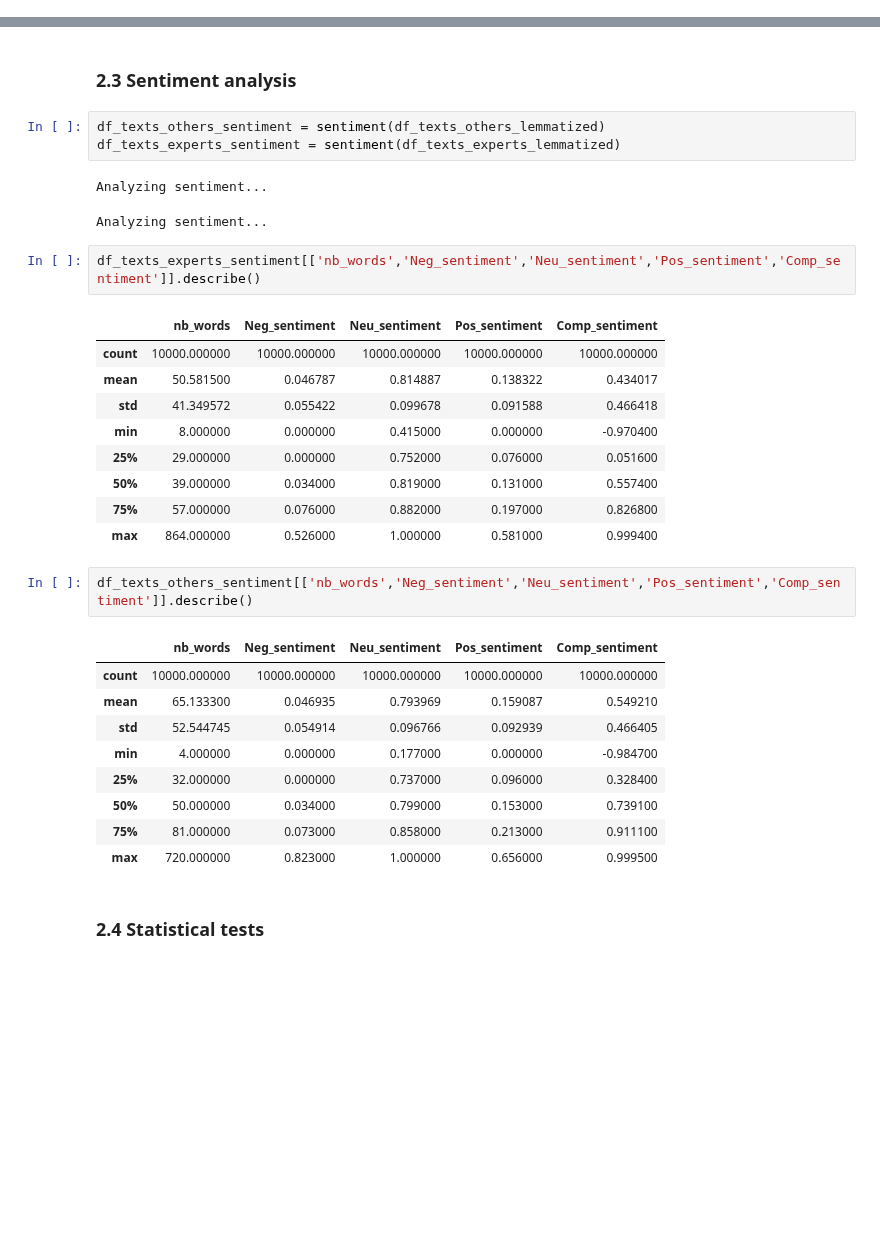
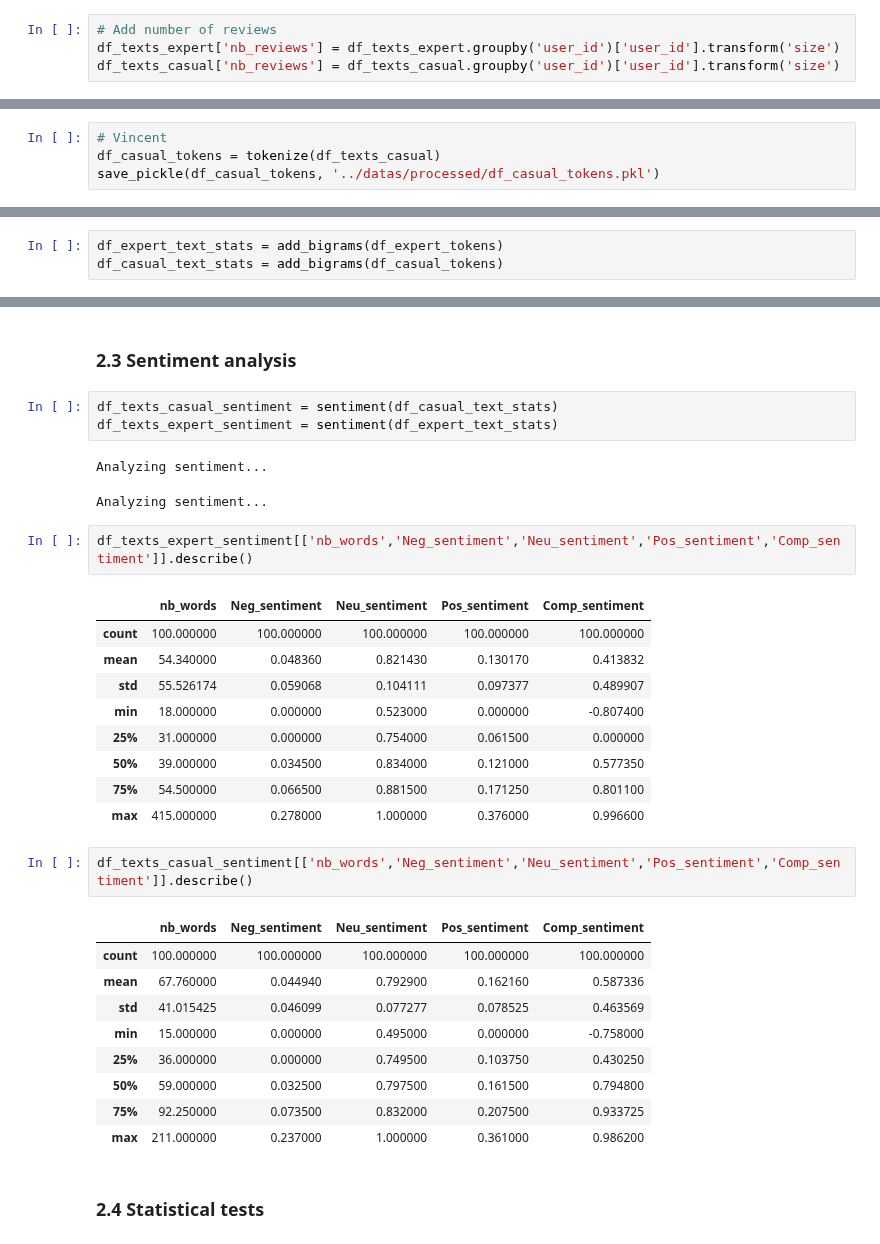
Before and after one commit to epfl-ada/ada-2023-project-remontada, a Jupyter notebook: code/main_vincent.ipynb, the cells around one changed output, grey strips where cells are left out. Drawn from its saved outputs; the diff is of its cells as text; blank space fills up the shorter version.

Commit message:
Correct text analysis functions

```diff
--- a/code/main_vincent.ipynb
+++ b/code/main_vincent.ipynb
@@ -1049,0 +1018,4 @@ reviews_per_others.describe()
+# %%
+# Add number of reviews
+df_texts_expert['nb_reviews'] = df_texts_expert.groupby('user_id')['user_id'].transform('size')
+df_texts_casual['nb_reviews'] = df_texts_casual.groupby('user_id')['user_id'].transform('size')
@@ -1049,0 +1028,4 @@ reviews_per_others.describe()
+# %%
+# Vincent
+df_casual_tokens = tokenize(df_texts_casual)
+save_pickle(df_casual_tokens, '../datas/processed/df_casual_tokens.pkl')
@@ -1121,0 +1036,3 @@ plot_top_words(top_words_others, 'Others')
+# %%
+df_expert_text_stats = add_bigrams(df_expert_tokens)
+df_casual_text_stats = add_bigrams(df_casual_tokens)
@@ -1134,35 +1088,35 @@ words_not_in_others
 # %% [markdown]
 ### 2.3 Sentiment analysis
-# %%
-df_texts_others_sentiment = sentiment(df_texts_others_lemmatized)
-df_texts_experts_sentiment = sentiment(df_texts_experts_lemmatized)
-# %% [output]
-Analyzing sentiment...
-Analyzing sentiment...
+# %%
+df_texts_casual_sentiment = sentiment(df_casual_text_stats)
+df_texts_expert_sentiment = sentiment(df_expert_text_stats)
+# %% [output]
+Analyzing sentiment...
+Analyzing sentiment...
 # %%
-df_texts_experts_sentiment[['nb_words','Neg_sentiment','Neu_sentiment','Pos_sentiment','Comp_sentiment']].describe()
+df_texts_expert_sentiment[['nb_words','Neg_sentiment','Neu_sentiment','Pos_sentiment','Comp_sentiment']].describe()
 # %% [output]
 |  | nb_words | Neg_sentiment | Neu_sentiment | Pos_sentiment | Comp_sentiment |
-| count | 10000.000000 | 10000.000000 | 10000.000000 | 10000.000000 | 10000.000000 |
-| mean | 50.581500 | 0.046787 | 0.814887 | 0.138322 | 0.434017 |
-| std | 41.349572 | 0.055422 | 0.099678 | 0.091588 | 0.466418 |
-| min | 8.000000 | 0.000000 | 0.415000 | 0.000000 | -0.970400 |
-| 25% | 29.000000 | 0.000000 | 0.752000 | 0.076000 | 0.051600 |
-| 50% | 39.000000 | 0.034000 | 0.819000 | 0.131000 | 0.557400 |
-| 75% | 57.000000 | 0.076000 | 0.882000 | 0.197000 | 0.826800 |
-| max | 864.000000 | 0.526000 | 1.000000 | 0.581000 | 0.999400 |
+| count | 100.000000 | 100.000000 | 100.000000 | 100.000000 | 100.000000 |
+| mean | 54.340000 | 0.048360 | 0.821430 | 0.130170 | 0.413832 |
+| std | 55.526174 | 0.059068 | 0.104111 | 0.097377 | 0.489907 |
+| min | 18.000000 | 0.000000 | 0.523000 | 0.000000 | -0.807400 |
+| 25% | 31.000000 | 0.000000 | 0.754000 | 0.061500 | 0.000000 |
+| 50% | 39.000000 | 0.034500 | 0.834000 | 0.121000 | 0.577350 |
+| 75% | 54.500000 | 0.066500 | 0.881500 | 0.171250 | 0.801100 |
+| max | 415.000000 | 0.278000 | 1.000000 | 0.376000 | 0.996600 |
 # %%
-df_texts_others_sentiment[['nb_words','Neg_sentiment','Neu_sentiment','Pos_sentiment','Comp_sentiment']].describe()
+df_texts_casual_sentiment[['nb_words','Neg_sentiment','Neu_sentiment','Pos_sentiment','Comp_sentiment']].describe()
 # %% [output]
 |  | nb_words | Neg_sentiment | Neu_sentiment | Pos_sentiment | Comp_sentiment |
-| count | 10000.000000 | 10000.000000 | 10000.000000 | 10000.000000 | 10000.000000 |
-| mean | 65.133300 | 0.046935 | 0.793969 | 0.159087 | 0.549210 |
-| std | 52.544745 | 0.054914 | 0.096766 | 0.092939 | 0.466405 |
-| min | 4.000000 | 0.000000 | 0.177000 | 0.000000 | -0.984700 |
-| 25% | 32.000000 | 0.000000 | 0.737000 | 0.096000 | 0.328400 |
-| 50% | 50.000000 | 0.034000 | 0.799000 | 0.153000 | 0.739100 |
-| 75% | 81.000000 | 0.073000 | 0.858000 | 0.213000 | 0.911100 |
-| max | 720.000000 | 0.823000 | 1.000000 | 0.656000 | 0.999500 |
+| count | 100.000000 | 100.000000 | 100.000000 | 100.000000 | 100.000000 |
+| mean | 67.760000 | 0.044940 | 0.792900 | 0.162160 | 0.587336 |
+| std | 41.015425 | 0.046099 | 0.077277 | 0.078525 | 0.463569 |
+| min | 15.000000 | 0.000000 | 0.495000 | 0.000000 | -0.758000 |
+| 25% | 36.000000 | 0.000000 | 0.749500 | 0.103750 | 0.430250 |
+| 50% | 59.000000 | 0.032500 | 0.797500 | 0.161500 | 0.794800 |
+| 75% | 92.250000 | 0.073500 | 0.832000 | 0.207500 | 0.933725 |
+| max | 211.000000 | 0.237000 | 1.000000 | 0.361000 | 0.986200 |
 # %% [markdown]
 ### 2.4 Statistical tests
 # %% [markdown]
```
Also changed, not shown: parts of 41 cells of this notebook, 2 other files.
